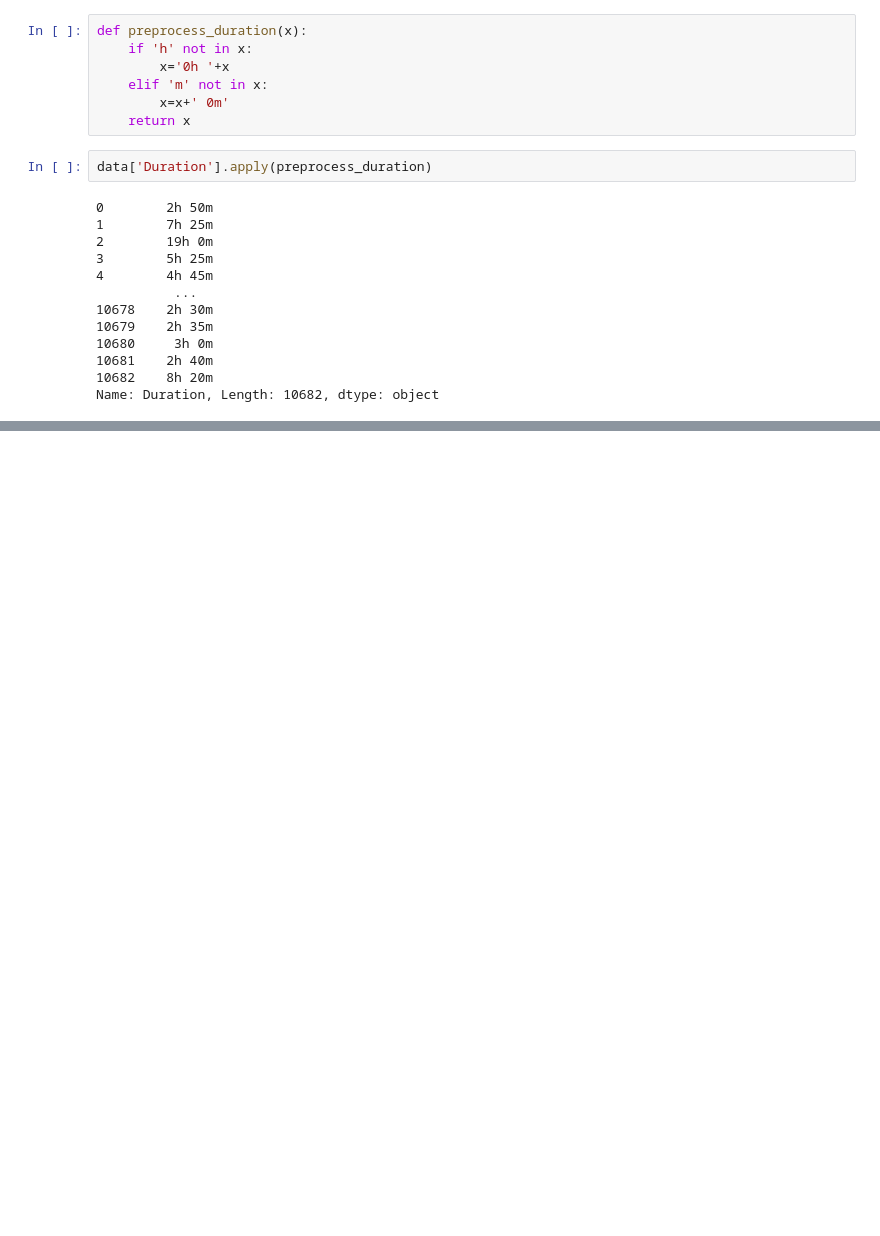
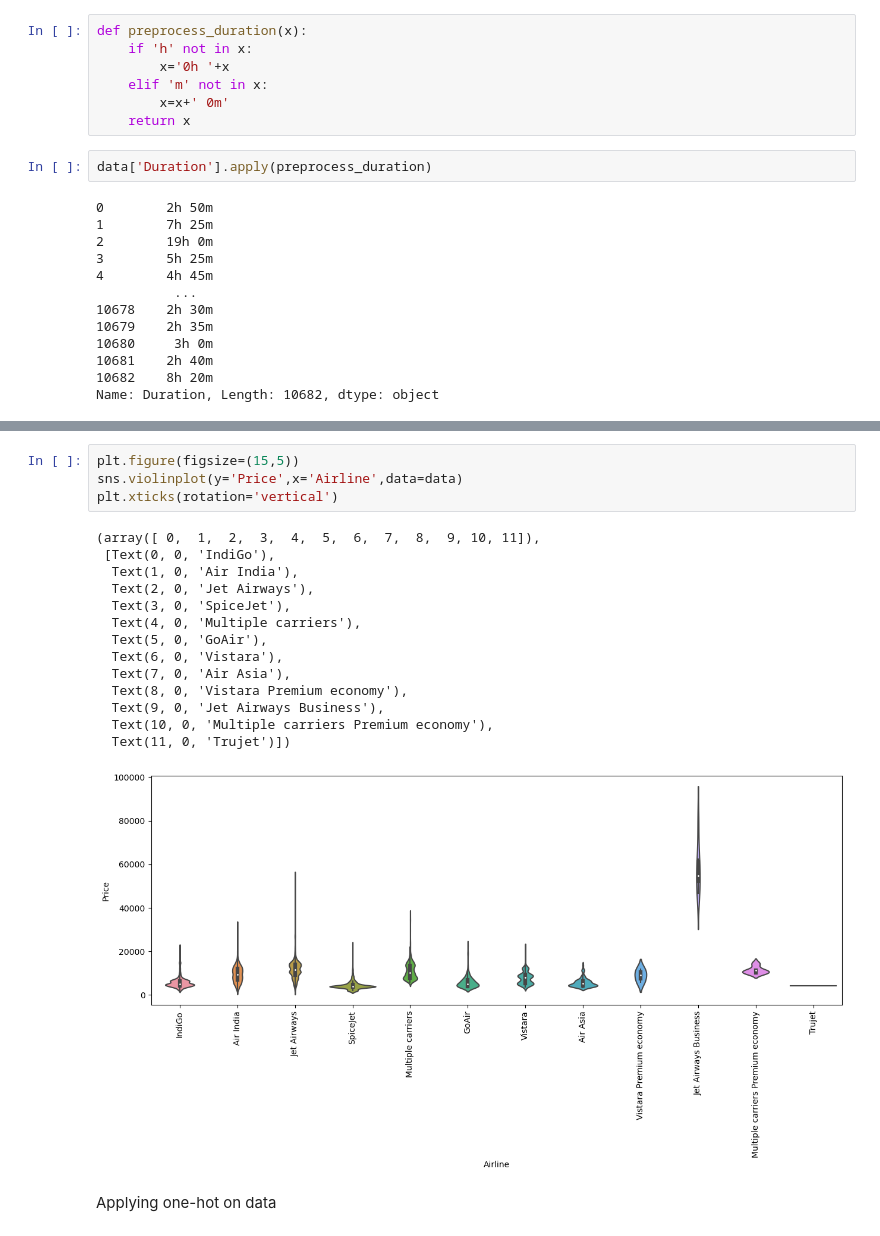
Before and after one commit to jose-j-hv/Airlines_ds, a Jupyter notebook: init.ipynb, the cells around one changed output, grey strips where cells are left out. Cells and saved outputs as stored; diff of their text form; blank space fills up the shorter version.

```diff
--- a/init.ipynb
+++ b/init.ipynb
@@ -258,0 +360,21 @@ Name: Duration, Length: 10682, dtype: object
+# %%
+plt.figure(figsize=(15,5))
+sns.violinplot(y='Price',x='Airline',data=data)
+plt.xticks(rotation='vertical')
+# %% [output]
+(array([ 0,  1,  2,  3,  4,  5,  6,  7,  8,  9, 10, 11]),
+ [Text(0, 0, 'IndiGo'),
+  Text(1, 0, 'Air India'),
+  Text(2, 0, 'Jet Airways'),
+  Text(3, 0, 'SpiceJet'),
+  Text(4, 0, 'Multiple carriers'),
+  Text(5, 0, 'GoAir'),
+  Text(6, 0, 'Vistara'),
+  Text(7, 0, 'Air Asia'),
+  Text(8, 0, 'Vistara Premium economy'),
+  Text(9, 0, 'Jet Airways Business'),
+  Text(10, 0, 'Multiple carriers Premium economy'),
+  Text(11, 0, 'Trujet')])
+[figure, added]
+# %% [markdown]
+Applying one-hot on data
```
Also changed, not shown: parts of 56 cells of this notebook, 1 other file.
